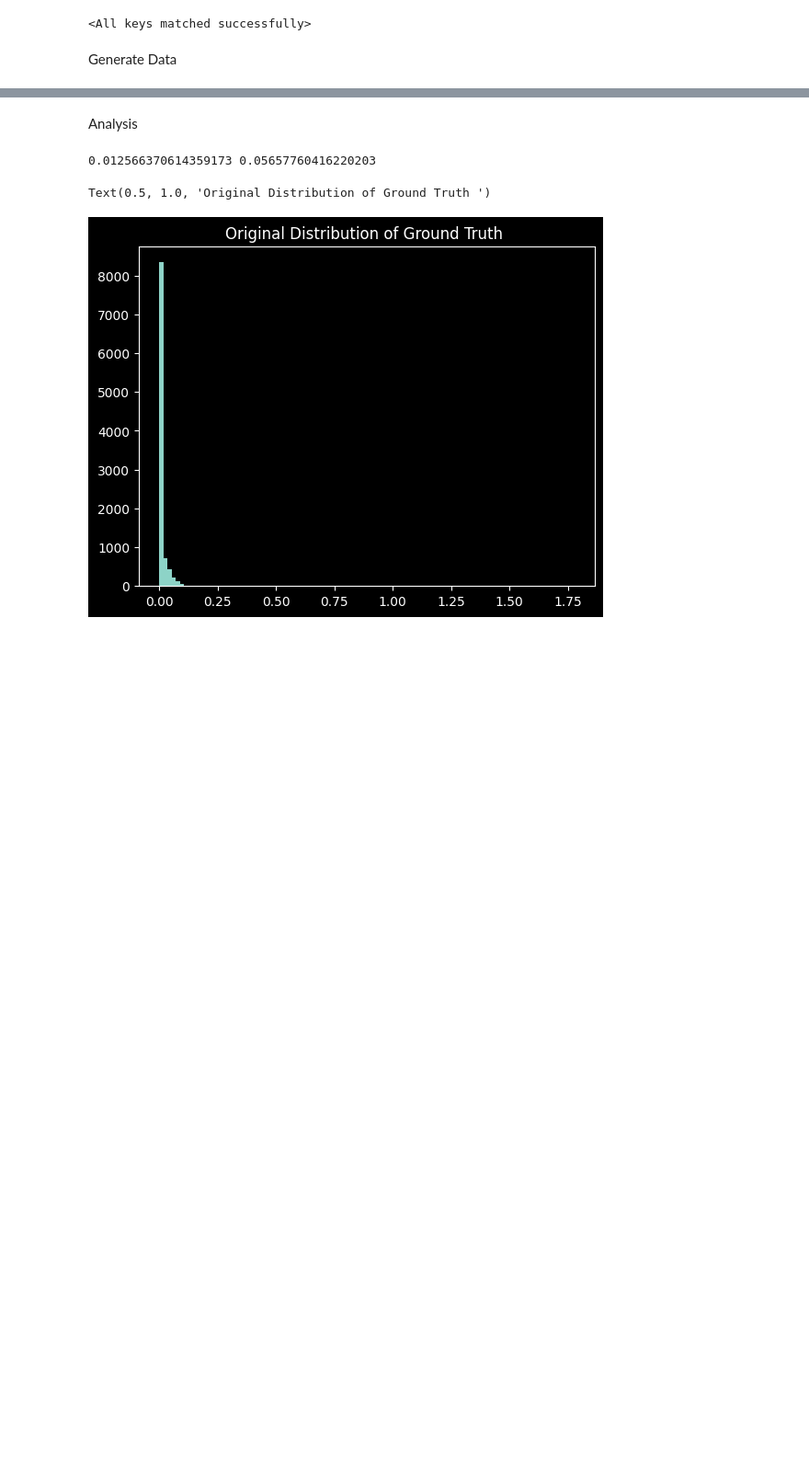
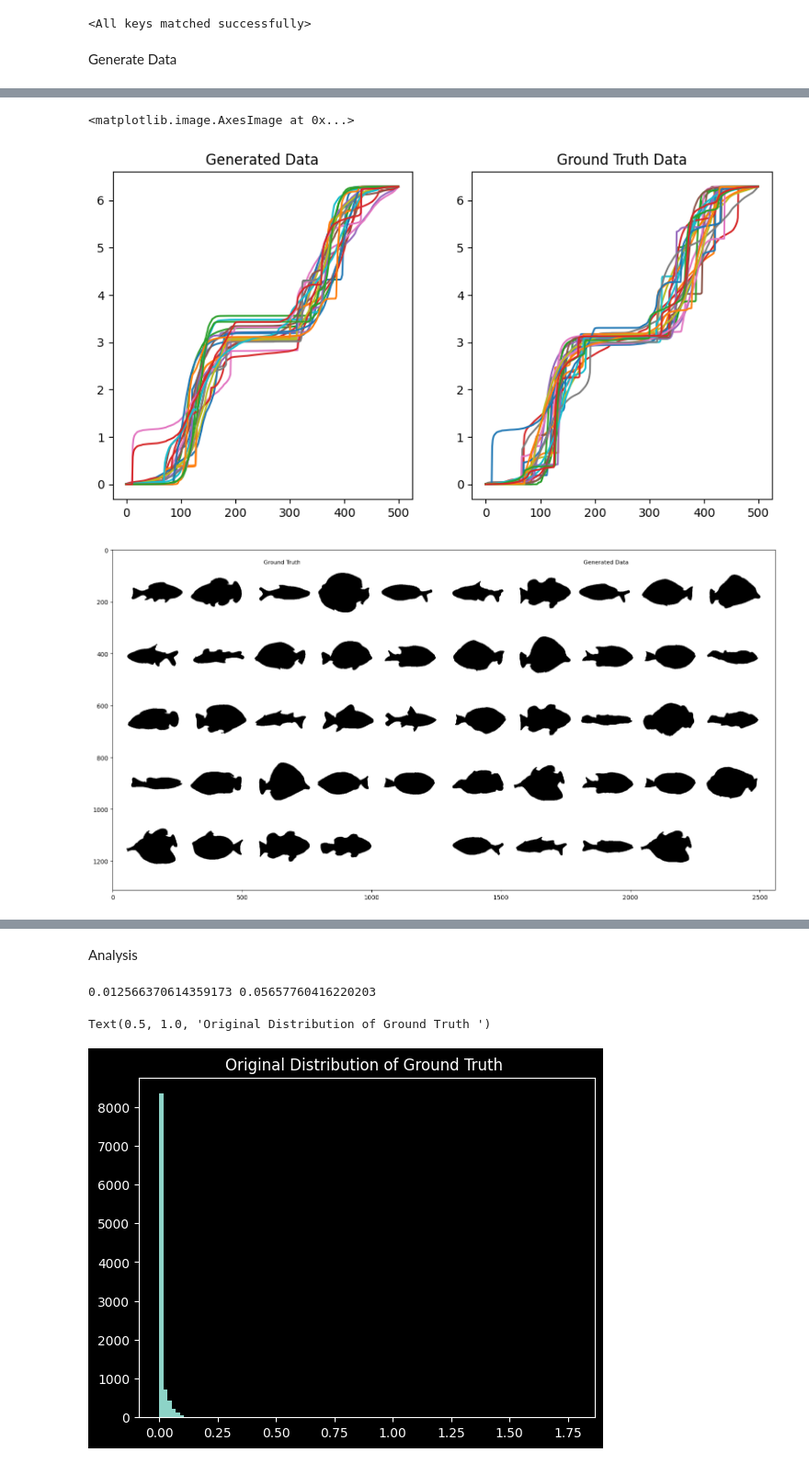
Before and after one commit to ChanceAroundYou/shape_prior_generation, a Jupyter notebook: VAE.ipynb, the cells around one changed output, grey strips where cells are left out. Shown: that part at 92% size. Saved outputs shown, nothing was run; the diff lists cells and outputs as text; code cells hidden in the pictures; blank space fills up the shorter version.

```diff
--- a/VAE.ipynb
+++ b/VAE.ipynb
@@ -10,11 +10,13 @@ from models.ResVAE import ResVAE
 from utils.load import load_from_dir
 from copy import deepcopy
 from matplotlib import pyplot as plt
-from utils.generate import generate_shape, reconstruct_cw, reconstruct_shape
-from hbs import boundary
+from utils.generate import generate_contour, reconstruct_cw, reconstruct_contour
 import random
+from utils.visualize import contour_to_binary, contour_to_scatter, make_grid
+
+plt.style.use('default')
 # %%
-img_dir = "data/img/BW bird"
+img_dir = "data/img/BW fish"
 
 cw_np, loaded_datas = load_from_dir(img_dir, 500, 500, 25, read_from_file=True)
 print(cw_np.shape)
@@ -32,7 +34,7 @@ H_DIM = 1000
 Z_DIM = 2
 H_LAYERS = [2,2]
 
-NUM_EPOCHS = 20000
+NUM_EPOCHS = 5000
 BATCH_SIZE = 64  # Adjusted batch size
 LR_RATE = 5e-5 #smaller learning rate
 KL_RATE = 1
@@ -63,10 +65,12 @@ model = ResVAE(
     device=DEVICE,
 )
 model.to(dtype=torch.float64)
-model.initial()
+# model.initial()
+model.load_state_dict(torch.load("checkpoints/ResVAE.pth", weights_only=True))
 
 ## Load model
-# model = torch.load('VAE_theta+bias1.pth')
+# model = torch.load("checkpoints/ResVAE.pth", weights_only=True)
+# model = model.load_state_dict('checkpoints/ResVAE.pth')
 
 optimizer = optim.Adam(
     model.parameters(), lr=LR_RATE, weight_decay=1e-5, betas=(0.5, 0.999)
@@ -260,0 +161,38 @@ plt.show()
+# %%
+n = cw_tensor.shape[0]
+
+generated_contour, generated_cw, gdata, _ = generate_contour(model, num=n, k=2)
+
+ground_truth_cw = reconstruct_cw(model, cw_tensor)
+ground_truth_contour = reconstruct_contour(ground_truth_cw)
+
+fig = plt.figure(figsize=(10, 5))
+ax = fig.add_subplot(121)
+ax.title.set_text("Generated Data")
+for i in range(generated_cw.shape[0]):
+    ax.plot(generated_cw[i])
+
+ax = fig.add_subplot(122)
+ax.title.set_text("Ground Truth Data")
+for i in range(ground_truth_cw.shape[0]):
+    ax.plot(ground_truth_cw[i])
+
+# generated_images = [contour_to_scatter(shape, figsize=(2, 2), color='b') for shape in generated_contour]
+# ground_truth_images = [contour_to_scatter(shape, figsize=(2, 2), color='r') for shape in ground_truth_contour]
+# ground_truth_grid = make_grid(ground_truth_images, rows=5, title='Ground Truth')
+# generated_grid = make_grid(generated_images, rows=5, title='Generated Data')
+# combined_grid = make_grid([ground_truth_grid, generated_grid], rows=1)
+# fig = plt.figure(figsize=(12, 6))
+# plt.imshow(combined_grid)
+
+generated_images = [contour_to_binary(shape, image_size=256) for shape in generated_contour]
+ground_truth_images = [contour_to_binary(shape, image_size=256) for shape in ground_truth_contour]
+ground_truth_grid = make_grid(ground_truth_images, rows=5, title='Ground Truth')
+generated_grid = make_grid(generated_images, rows=5, title='Generated Data')
+combined_grid = make_grid([ground_truth_grid, generated_grid], rows=1)
+fig = plt.figure(figsize=(20, 10))
+plt.imshow(combined_grid)
+# %% [output]
+<matplotlib.image.AxesImage at 0x...>
+[figure, added]
+[figure, added]
```
Also changed, not shown: parts of 5 cells of this notebook, 9 other files.
